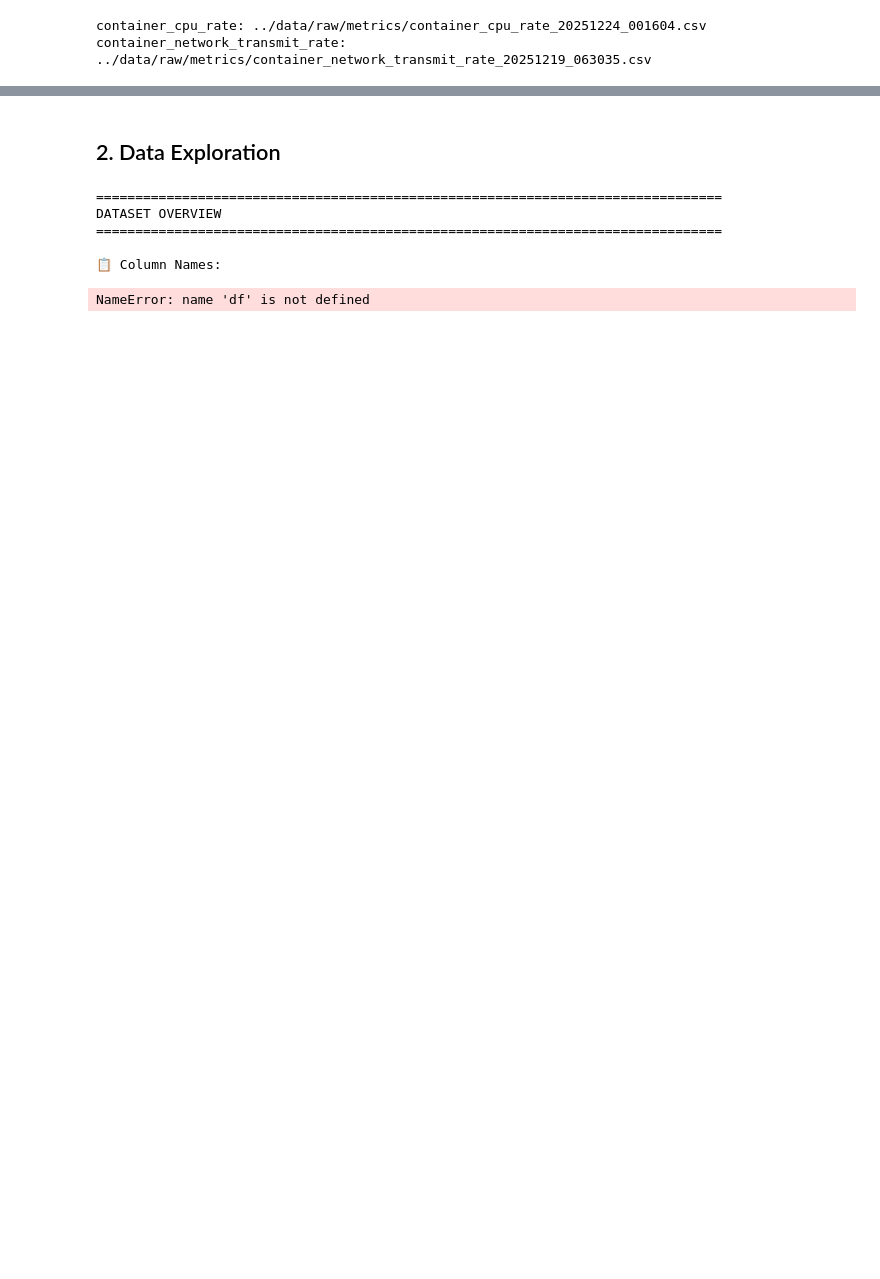
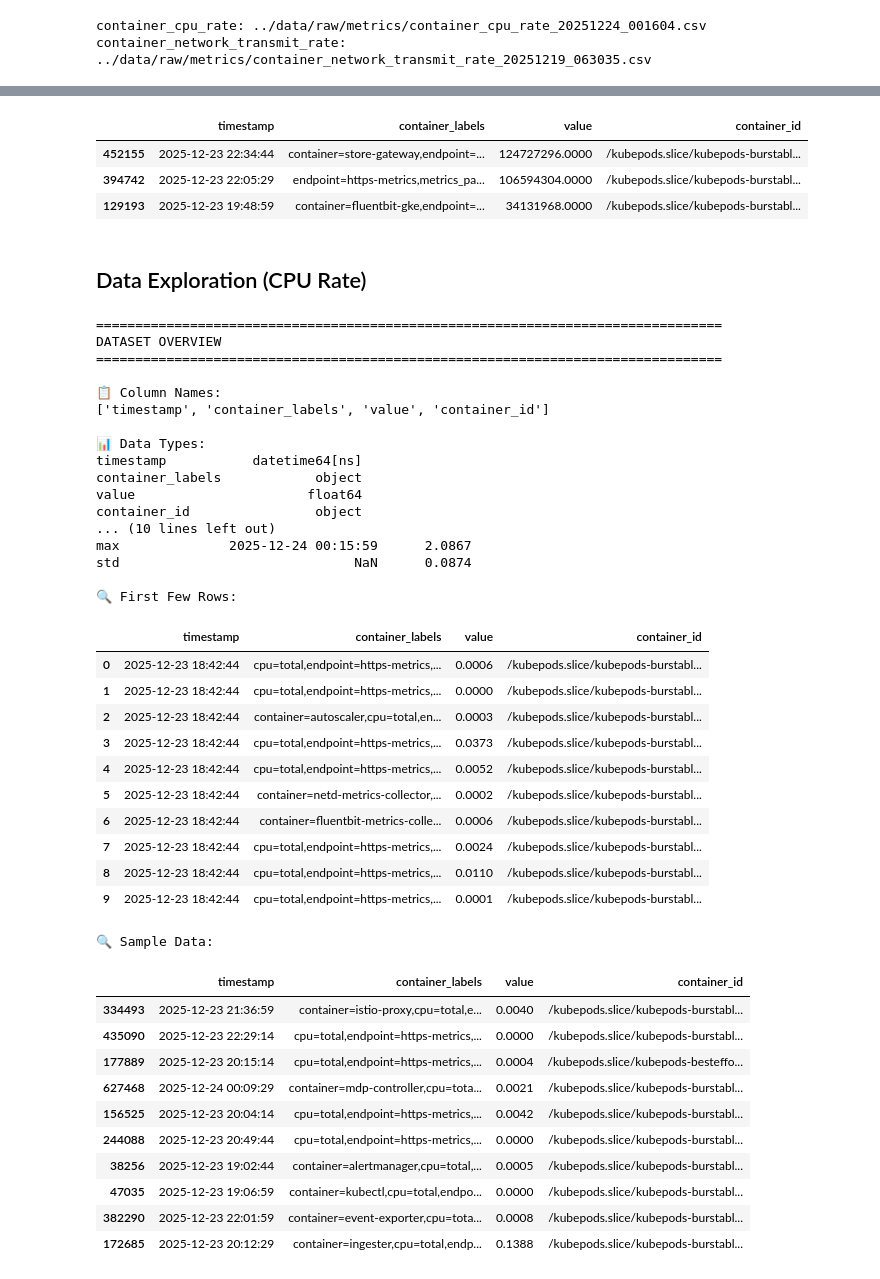
Before and after one commit to thoth-ky/predictive-autoscaling, a Jupyter notebook: notebooks/exploratory_analysis.ipynb, the cells around one changed output, grey strips where cells are left out. Cells and saved outputs as stored; diff of their text form; code cells hidden in the pictures; blank space fills up the shorter version.

```diff
--- a/notebooks/exploratory_analysis.ipynb
+++ b/notebooks/exploratory_analysis.ipynb
@@ -231,32 +184,74 @@ for dataset_name, df in DATAFRAMES.items():
+# %%
+DATAFRAMES['memory_usage'].sample(3)
+# %% [output]
+|  | timestamp | container_labels | value | container_id |
+| 452155 | 2025-12-23 22:34:44 | container=store-gateway,endpoint=... | 124727296.0000 | /kubepods.slice/kubepods-burstabl... |
+| 394742 | 2025-12-23 22:05:29 | endpoint=https-metrics,metrics_pa... | 106594304.0000 | /kubepods.slice/kubepods-burstabl... |
+| 129193 | 2025-12-23 19:48:59 | container=fluentbit-gke,endpoint=... | 34131968.0000 | /kubepods.slice/kubepods-burstabl... |
 # %% [markdown]
-## 2. Data Exploration
+## Data Exploration (CPU Rate)
 # %%
 # Display basic information
+df = DATAFRAMES['cpu_rate']
 print("=" * 80)
 print("DATASET OVERVIEW")
 print("=" * 80)
 
 print("\n📋 Column Names:")
 print(df.columns.tolist())
 
 print("\n📊 Data Types:")
 print(df.dtypes)
 
 print("\n📈 Basic Statistics:")
 print(df.describe())
 
 print("\n🔍 First Few Rows:")
 display(df.head(10))
 
 print("\n🔍 Sample Data:")
-display(df.sample(100))
+display(df.sample(10))
 # %% [output]
 ================================================================================
 DATASET OVERVIEW
 ================================================================================
 
 📋 Column Names:
+['timestamp', 'container_labels', 'value', 'container_id']
+
+📊 Data Types:
+timestamp           datetime64[ns]
+container_labels            object
+value                      float64
+container_id                object
+... (10 lines left out)
+max              2025-12-24 00:15:59      2.0867
+std                              NaN      0.0874
+
+🔍 First Few Rows:
+|  | timestamp | container_labels | value | container_id |
+| 0 | 2025-12-23 18:42:44 | cpu=total,endpoint=https-metrics,... | 0.0006 | /kubepods.slice/kubepods-burstabl... |
+| 1 | 2025-12-23 18:42:44 | cpu=total,endpoint=https-metrics,... | 0.0000 | /kubepods.slice/kubepods-burstabl... |
+| 2 | 2025-12-23 18:42:44 | container=autoscaler,cpu=total,en... | 0.0003 | /kubepods.slice/kubepods-burstabl... |
+| 3 | 2025-12-23 18:42:44 | cpu=total,endpoint=https-metrics,... | 0.0373 | /kubepods.slice/kubepods-burstabl... |
+| 4 | 2025-12-23 18:42:44 | cpu=total,endpoint=https-metrics,... | 0.0052 | /kubepods.slice/kubepods-burstabl... |
+| 5 | 2025-12-23 18:42:44 | container=netd-metrics-collector,... | 0.0002 | /kubepods.slice/kubepods-burstabl... |
+| 6 | 2025-12-23 18:42:44 | container=fluentbit-metrics-colle... | 0.0006 | /kubepods.slice/kubepods-burstabl... |
+| 7 | 2025-12-23 18:42:44 | cpu=total,endpoint=https-metrics,... | 0.0024 | /kubepods.slice/kubepods-burstabl... |
+| 8 | 2025-12-23 18:42:44 | cpu=total,endpoint=https-metrics,... | 0.0110 | /kubepods.slice/kubepods-burstabl... |
+| 9 | 2025-12-23 18:42:44 | cpu=total,endpoint=https-metrics,... | 0.0001 | /kubepods.slice/kubepods-burstabl... |
-NameError: name 'df' is not defined
+🔍 Sample Data:
+|  | timestamp | container_labels | value | container_id |
+| 334493 | 2025-12-23 21:36:59 | container=istio-proxy,cpu=total,e... | 0.0040 | /kubepods.slice/kubepods-burstabl... |
+| 435090 | 2025-12-23 22:29:14 | cpu=total,endpoint=https-metrics,... | 0.0000 | /kubepods.slice/kubepods-burstabl... |
+| 177889 | 2025-12-23 20:15:14 | cpu=total,endpoint=https-metrics,... | 0.0004 | /kubepods.slice/kubepods-besteffo... |
+| 627468 | 2025-12-24 00:09:29 | container=mdp-controller,cpu=tota... | 0.0021 | /kubepods.slice/kubepods-burstabl... |
+| 156525 | 2025-12-23 20:04:14 | cpu=total,endpoint=https-metrics,... | 0.0042 | /kubepods.slice/kubepods-burstabl... |
+| 244088 | 2025-12-23 20:49:44 | cpu=total,endpoint=https-metrics,... | 0.0000 | /kubepods.slice/kubepods-burstabl... |
+| 38256 | 2025-12-23 19:02:44 | container=alertmanager,cpu=total,... | 0.0005 | /kubepods.slice/kubepods-burstabl... |
+| 47035 | 2025-12-23 19:06:59 | container=kubectl,cpu=total,endpo... | 0.0000 | /kubepods.slice/kubepods-burstabl... |
+| 382290 | 2025-12-23 22:01:59 | container=event-exporter,cpu=tota... | 0.0008 | /kubepods.slice/kubepods-burstabl... |
+| 172685 | 2025-12-23 20:12:29 | container=ingester,cpu=total,endp... | 0.1388 | /kubepods.slice/kubepods-burstabl... |
 # %%
 # Check for missing values
 print("=" * 80)
```
Also changed, not shown: parts of 28 cells of this notebook, 9 other files.
